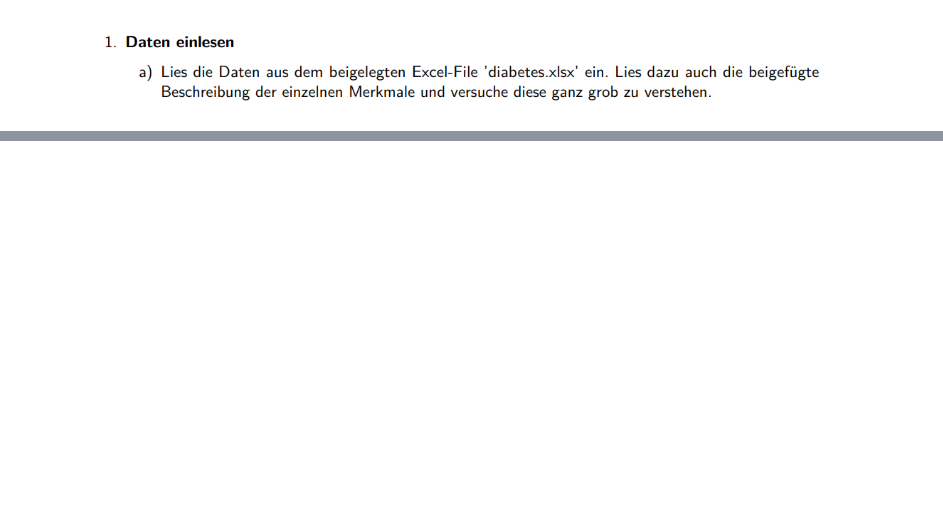
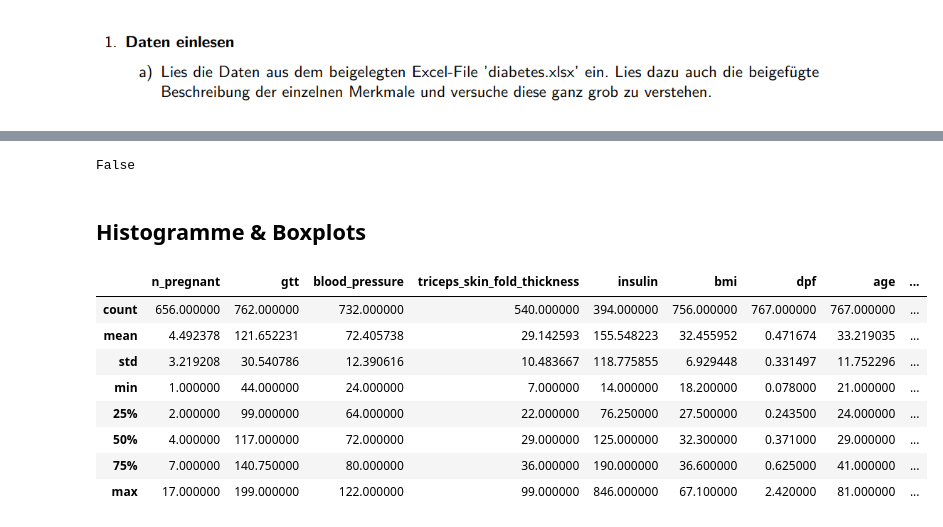
Before and after one commit to alexschillingfhnw/daw, a Jupyter notebook: Diabetes.ipynb, the cells around one changed output, grey strips where cells are left out. Drawn from its saved outputs; the diff is of its cells as text; code cells hidden in the pictures; blank space fills up the shorter version.

```diff
--- a/Diabetes.ipynb
+++ b/Diabetes.ipynb
@@ -21,0 +46,19 @@ data = data.iloc[2: , :]
+# %%
+# Überprüfen ob die Dataframe NaN Werte beinhaltet
+print(data.isnull().values.any())
+# %% [output]
+False
+# %% [markdown]
+## Histogramme & Boxplots
+# %%
+data.describe()
+# %% [output]
+|  | n_pregnant | gtt | blood_pressure | triceps_skin_fold_thickness | insulin | bmi | dpf | age | ... |
+| count | 656.000000 | 762.000000 | 732.000000 | 540.000000 | 394.000000 | 756.000000 | 767.000000 | 767.000000 | ... |
+| mean | 4.492378 | 121.652231 | 72.405738 | 29.142593 | 155.548223 | 32.455952 | 0.471674 | 33.219035 | ... |
+| std | 3.219208 | 30.540786 | 12.390616 | 10.483667 | 118.775855 | 6.929448 | 0.331497 | 11.752296 | ... |
+| min | 1.000000 | 44.000000 | 24.000000 | 7.000000 | 14.000000 | 18.200000 | 0.078000 | 21.000000 | ... |
+| 25% | 2.000000 | 99.000000 | 64.000000 | 22.000000 | 76.250000 | 27.500000 | 0.243500 | 24.000000 | ... |
+| 50% | 4.000000 | 117.000000 | 72.000000 | 29.000000 | 125.000000 | 32.300000 | 0.371000 | 29.000000 | ... |
+| 75% | 7.000000 | 140.750000 | 80.000000 | 36.000000 | 190.000000 | 36.600000 | 0.625000 | 41.000000 | ... |
+| max | 17.000000 | 199.000000 | 122.000000 | 99.000000 | 846.000000 | 67.100000 | 2.420000 | 81.000000 | ... |
```
Also changed, not shown: parts of 27 cells of this notebook.
